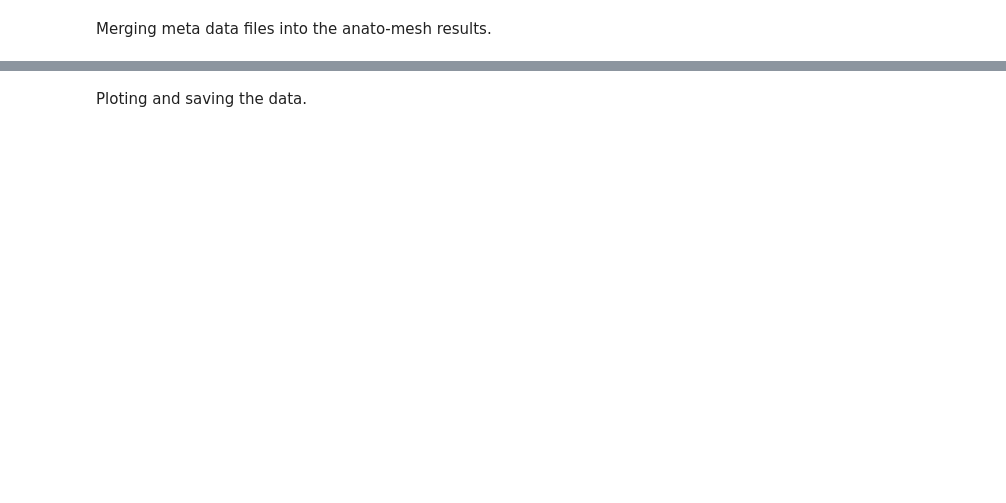
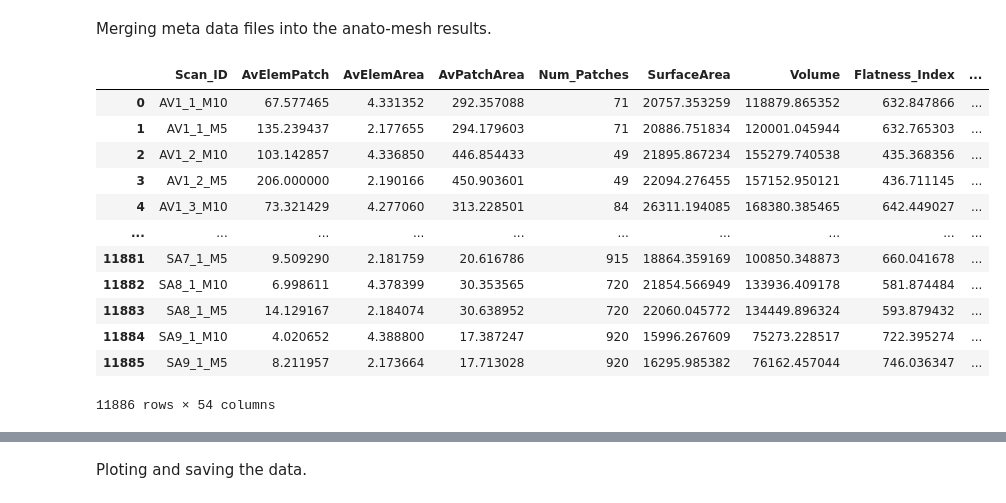
Before and after one commit to SurgBioMech/anato-shape, a Jupyter notebook: anato-mesh-notebook.ipynb, the cells around one changed output, grey strips where cells are left out. Cells and saved outputs as stored; diff of their text form; code cells hidden in the pictures; blank space fills up the shorter version.

```diff
--- a/anato-mesh-notebook.ipynb
+++ b/anato-mesh-notebook.ipynb
@@ -70,0 +172,18 @@ Merging meta data files into the anato-mesh results.
+# %%
+all_data = pd.read_excel('AllScaleSampledSpring25.xlsx')
+# %%
+all_data
+# %% [output]
+|  | Scan_ID | AvElemPatch | AvElemArea | AvPatchArea | Num_Patches | SurfaceArea | Volume | Flatness_Index | ... |
+| 0 | AV1_1_M10 | 67.577465 | 4.331352 | 292.357088 | 71 | 20757.353259 | 118879.865352 | 632.847866 | ... |
+| 1 | AV1_1_M5 | 135.239437 | 2.177655 | 294.179603 | 71 | 20886.751834 | 120001.045944 | 632.765303 | ... |
+| 2 | AV1_2_M10 | 103.142857 | 4.336850 | 446.854433 | 49 | 21895.867234 | 155279.740538 | 435.368356 | ... |
+| 3 | AV1_2_M5 | 206.000000 | 2.190166 | 450.903601 | 49 | 22094.276455 | 157152.950121 | 436.711145 | ... |
+| 4 | AV1_3_M10 | 73.321429 | 4.277060 | 313.228501 | 84 | 26311.194085 | 168380.385465 | 642.449027 | ... |
+| ... | ... | ... | ... | ... | ... | ... | ... | ... | ... |
+| 11881 | SA7_1_M5 | 9.509290 | 2.181759 | 20.616786 | 915 | 18864.359169 | 100850.348873 | 660.041678 | ... |
+| 11882 | SA8_1_M10 | 6.998611 | 4.378399 | 30.353565 | 720 | 21854.566949 | 133936.409178 | 581.874484 | ... |
+| 11883 | SA8_1_M5 | 14.129167 | 2.184074 | 30.638952 | 720 | 22060.045772 | 134449.896324 | 593.879432 | ... |
+| 11884 | SA9_1_M10 | 4.020652 | 4.388800 | 17.387247 | 920 | 15996.267609 | 75273.228517 | 722.395274 | ... |
+| 11885 | SA9_1_M5 | 8.211957 | 2.173664 | 17.713028 | 920 | 16295.985382 | 76162.457044 | 746.036347 | ... |
+11886 rows × 54 columns
```
Also changed, not shown: parts of 29 cells of this notebook, 3 other files.
